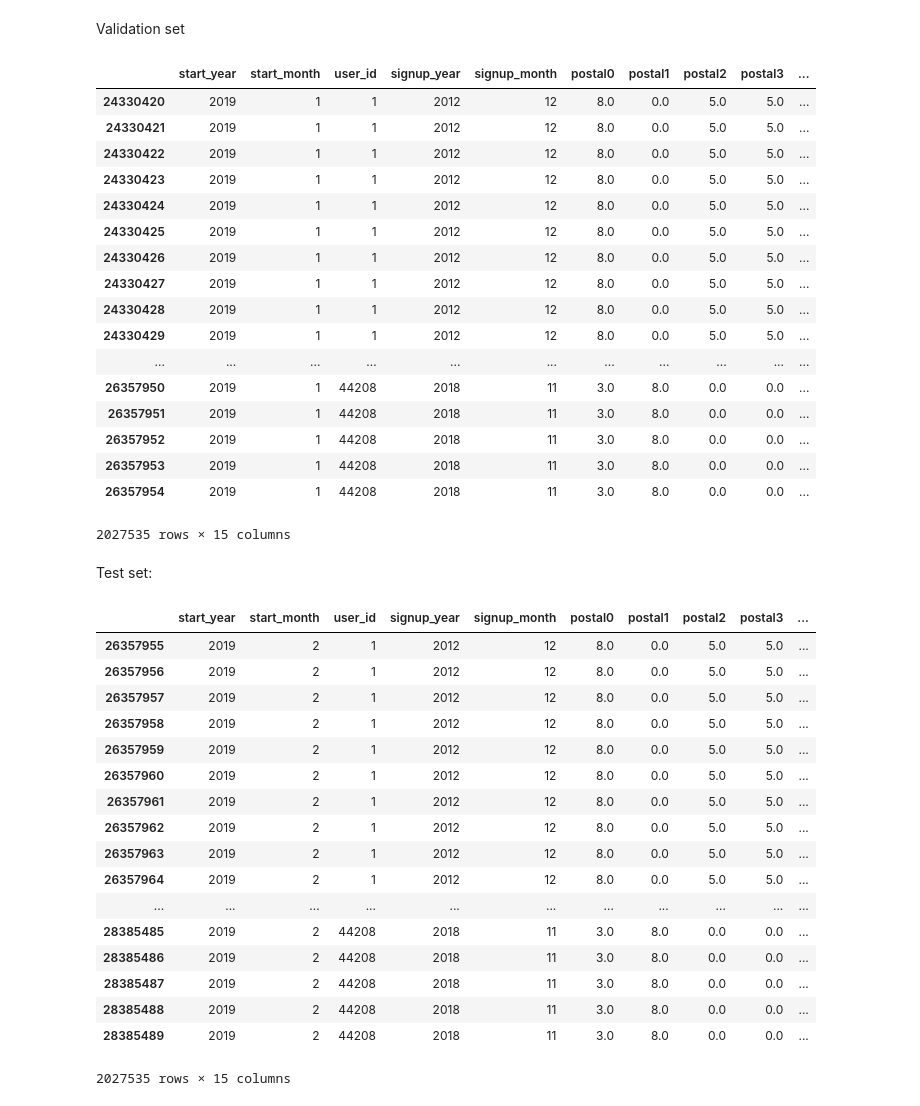
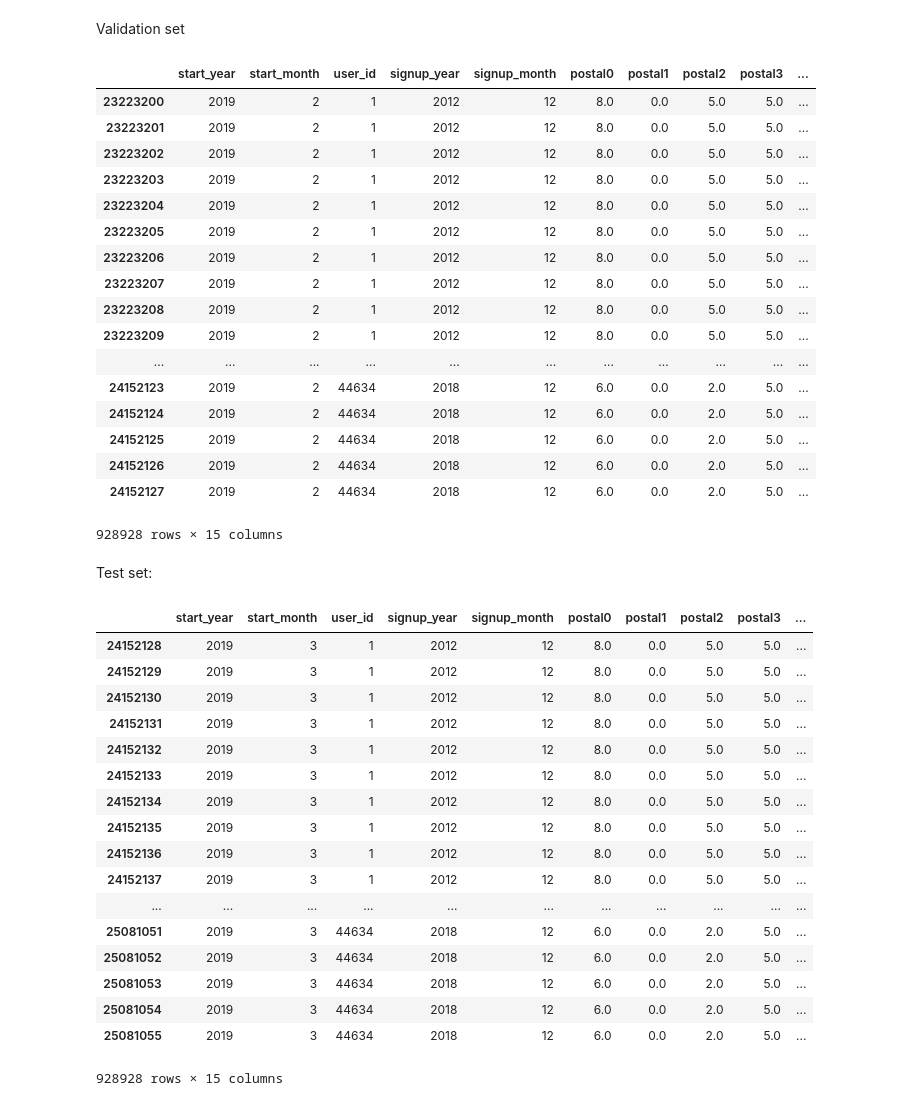
Before and after one commit to tomilsinszki/machine_learning, a Jupyter notebook: rc2.ipynb, the cells around one changed output. Saved outputs shown, nothing was run; the diff lists cells and outputs as text; code cells hidden in the pictures.

```diff
--- a/rc2.ipynb
+++ b/rc2.ipynb
@@ -9,7 +9,7 @@ Read dataset
 # %%
 PATH='./'
 # %%
-table_names = ['train_starting2018jan']
+table_names = ['rc']
 # %%
 tables = [pd.read_csv(f'{PATH}{fname}.csv', low_memory=False) for fname in table_names]
 # %%
@@ -50,47 +242,47 @@ len(df)
 # %% [markdown]
 Validation set
 # %%
-df.iloc[24330420:26357955]
+df.iloc[23223200:24152128]
 # %% [output]
 |  | start_year | start_month | user_id | signup_year | signup_month | postal0 | postal1 | postal2 | postal3 | ... |
-| 24330420 | 2019 | 1 | 1 | 2012 | 12 | 8.0 | 0.0 | 5.0 | 5.0 | ... |
-| 24330421 | 2019 | 1 | 1 | 2012 | 12 | 8.0 | 0.0 | 5.0 | 5.0 | ... |
-| 24330422 | 2019 | 1 | 1 | 2012 | 12 | 8.0 | 0.0 | 5.0 | 5.0 | ... |
-| 24330423 | 2019 | 1 | 1 | 2012 | 12 | 8.0 | 0.0 | 5.0 | 5.0 | ... |
-| 24330424 | 2019 | 1 | 1 | 2012 | 12 | 8.0 | 0.0 | 5.0 | 5.0 | ... |
-| 24330425 | 2019 | 1 | 1 | 2012 | 12 | 8.0 | 0.0 | 5.0 | 5.0 | ... |
-| 24330426 | 2019 | 1 | 1 | 2012 | 12 | 8.0 | 0.0 | 5.0 | 5.0 | ... |
-| 24330427 | 2019 | 1 | 1 | 2012 | 12 | 8.0 | 0.0 | 5.0 | 5.0 | ... |
-| 24330428 | 2019 | 1 | 1 | 2012 | 12 | 8.0 | 0.0 | 5.0 | 5.0 | ... |
-| 24330429 | 2019 | 1 | 1 | 2012 | 12 | 8.0 | 0.0 | 5.0 | 5.0 | ... |
+| 23223200 | 2019 | 2 | 1 | 2012 | 12 | 8.0 | 0.0 | 5.0 | 5.0 | ... |
+| 23223201 | 2019 | 2 | 1 | 2012 | 12 | 8.0 | 0.0 | 5.0 | 5.0 | ... |
+| 23223202 | 2019 | 2 | 1 | 2012 | 12 | 8.0 | 0.0 | 5.0 | 5.0 | ... |
+| 23223203 | 2019 | 2 | 1 | 2012 | 12 | 8.0 | 0.0 | 5.0 | 5.0 | ... |
+| 23223204 | 2019 | 2 | 1 | 2012 | 12 | 8.0 | 0.0 | 5.0 | 5.0 | ... |
+| 23223205 | 2019 | 2 | 1 | 2012 | 12 | 8.0 | 0.0 | 5.0 | 5.0 | ... |
+| 23223206 | 2019 | 2 | 1 | 2012 | 12 | 8.0 | 0.0 | 5.0 | 5.0 | ... |
+| 23223207 | 2019 | 2 | 1 | 2012 | 12 | 8.0 | 0.0 | 5.0 | 5.0 | ... |
+| 23223208 | 2019 | 2 | 1 | 2012 | 12 | 8.0 | 0.0 | 5.0 | 5.0 | ... |
+| 23223209 | 2019 | 2 | 1 | 2012 | 12 | 8.0 | 0.0 | 5.0 | 5.0 | ... |
 | ... | ... | ... | ... | ... | ... | ... | ... | ... | ... | ... |
-| 26357950 | 2019 | 1 | 44208 | 2018 | 11 | 3.0 | 8.0 | 0.0 | 0.0 | ... |
-| 26357951 | 2019 | 1 | 44208 | 2018 | 11 | 3.0 | 8.0 | 0.0 | 0.0 | ... |
-| 26357952 | 2019 | 1 | 44208 | 2018 | 11 | 3.0 | 8.0 | 0.0 | 0.0 | ... |
-| 26357953 | 2019 | 1 | 44208 | 2018 | 11 | 3.0 | 8.0 | 0.0 | 0.0 | ... |
-| 26357954 | 2019 | 1 | 44208 | 2018 | 11 | 3.0 | 8.0 | 0.0 | 0.0 | ... |
+| 24152123 | 2019 | 2 | 44634 | 2018 | 12 | 6.0 | 0.0 | 2.0 | 5.0 | ... |
+| 24152124 | 2019 | 2 | 44634 | 2018 | 12 | 6.0 | 0.0 | 2.0 | 5.0 | ... |
+| 24152125 | 2019 | 2 | 44634 | 2018 | 12 | 6.0 | 0.0 | 2.0 | 5.0 | ... |
+| 24152126 | 2019 | 2 | 44634 | 2018 | 12 | 6.0 | 0.0 | 2.0 | 5.0 | ... |
+| 24152127 | 2019 | 2 | 44634 | 2018 | 12 | 6.0 | 0.0 | 2.0 | 5.0 | ... |
-2027535 rows × 15 columns
+928928 rows × 15 columns
 # %% [markdown]
 Test set:
 # %%
-df.iloc[26357955:]
+df.iloc[24152128:]
 # %% [output]
 |  | start_year | start_month | user_id | signup_year | signup_month | postal0 | postal1 | postal2 | postal3 | ... |
-| 26357955 | 2019 | 2 | 1 | 2012 | 12 | 8.0 | 0.0 | 5.0 | 5.0 | ... |
-| 26357956 | 2019 | 2 | 1 | 2012 | 12 | 8.0 | 0.0 | 5.0 | 5.0 | ... |
-| 26357957 | 2019 | 2 | 1 | 2012 | 12 | 8.0 | 0.0 | 5.0 | 5.0 | ... |
-| 26357958 | 2019 | 2 | 1 | 2012 | 12 | 8.0 | 0.0 | 5.0 | 5.0 | ... |
-| 26357959 | 2019 | 2 | 1 | 2012 | 12 | 8.0 | 0.0 | 5.0 | 5.0 | ... |
-| 26357960 | 2019 | 2 | 1 | 2012 | 12 | 8.0 | 0.0 | 5.0 | 5.0 | ... |
-| 26357961 | 2019 | 2 | 1 | 2012 | 12 | 8.0 | 0.0 | 5.0 | 5.0 | ... |
-| 26357962 | 2019 | 2 | 1 | 2012 | 12 | 8.0 | 0.0 | 5.0 | 5.0 | ... |
-| 26357963 | 2019 | 2 | 1 | 2012 | 12 | 8.0 | 0.0 | 5.0 | 5.0 | ... |
-| 26357964 | 2019 | 2 | 1 | 2012 | 12 | 8.0 | 0.0 | 5.0 | 5.0 | ... |
+| 24152128 | 2019 | 3 | 1 | 2012 | 12 | 8.0 | 0.0 | 5.0 | 5.0 | ... |
+| 24152129 | 2019 | 3 | 1 | 2012 | 12 | 8.0 | 0.0 | 5.0 | 5.0 | ... |
+| 24152130 | 2019 | 3 | 1 | 2012 | 12 | 8.0 | 0.0 | 5.0 | 5.0 | ... |
+| 24152131 | 2019 | 3 | 1 | 2012 | 12 | 8.0 | 0.0 | 5.0 | 5.0 | ... |
+| 24152132 | 2019 | 3 | 1 | 2012 | 12 | 8.0 | 0.0 | 5.0 | 5.0 | ... |
+| 24152133 | 2019 | 3 | 1 | 2012 | 12 | 8.0 | 0.0 | 5.0 | 5.0 | ... |
+| 24152134 | 2019 | 3 | 1 | 2012 | 12 | 8.0 | 0.0 | 5.0 | 5.0 | ... |
+| 24152135 | 2019 | 3 | 1 | 2012 | 12 | 8.0 | 0.0 | 5.0 | 5.0 | ... |
+| 24152136 | 2019 | 3 | 1 | 2012 | 12 | 8.0 | 0.0 | 5.0 | 5.0 | ... |
+| 24152137 | 2019 | 3 | 1 | 2012 | 12 | 8.0 | 0.0 | 5.0 | 5.0 | ... |
 | ... | ... | ... | ... | ... | ... | ... | ... | ... | ... | ... |
-| 28385485 | 2019 | 2 | 44208 | 2018 | 11 | 3.0 | 8.0 | 0.0 | 0.0 | ... |
-| 28385486 | 2019 | 2 | 44208 | 2018 | 11 | 3.0 | 8.0 | 0.0 | 0.0 | ... |
-| 28385487 | 2019 | 2 | 44208 | 2018 | 11 | 3.0 | 8.0 | 0.0 | 0.0 | ... |
-| 28385488 | 2019 | 2 | 44208 | 2018 | 11 | 3.0 | 8.0 | 0.0 | 0.0 | ... |
-| 28385489 | 2019 | 2 | 44208 | 2018 | 11 | 3.0 | 8.0 | 0.0 | 0.0 | ... |
+| 25081051 | 2019 | 3 | 44634 | 2018 | 12 | 6.0 | 0.0 | 2.0 | 5.0 | ... |
+| 25081052 | 2019 | 3 | 44634 | 2018 | 12 | 6.0 | 0.0 | 2.0 | 5.0 | ... |
+| 25081053 | 2019 | 3 | 44634 | 2018 | 12 | 6.0 | 0.0 | 2.0 | 5.0 | ... |
+| 25081054 | 2019 | 3 | 44634 | 2018 | 12 | 6.0 | 0.0 | 2.0 | 5.0 | ... |
+| 25081055 | 2019 | 3 | 44634 | 2018 | 12 | 6.0 | 0.0 | 2.0 | 5.0 | ... |
-2027535 rows × 15 columns
+928928 rows × 15 columns
 # %%
```
Also changed, not shown: parts of 56 cells of this notebook.
